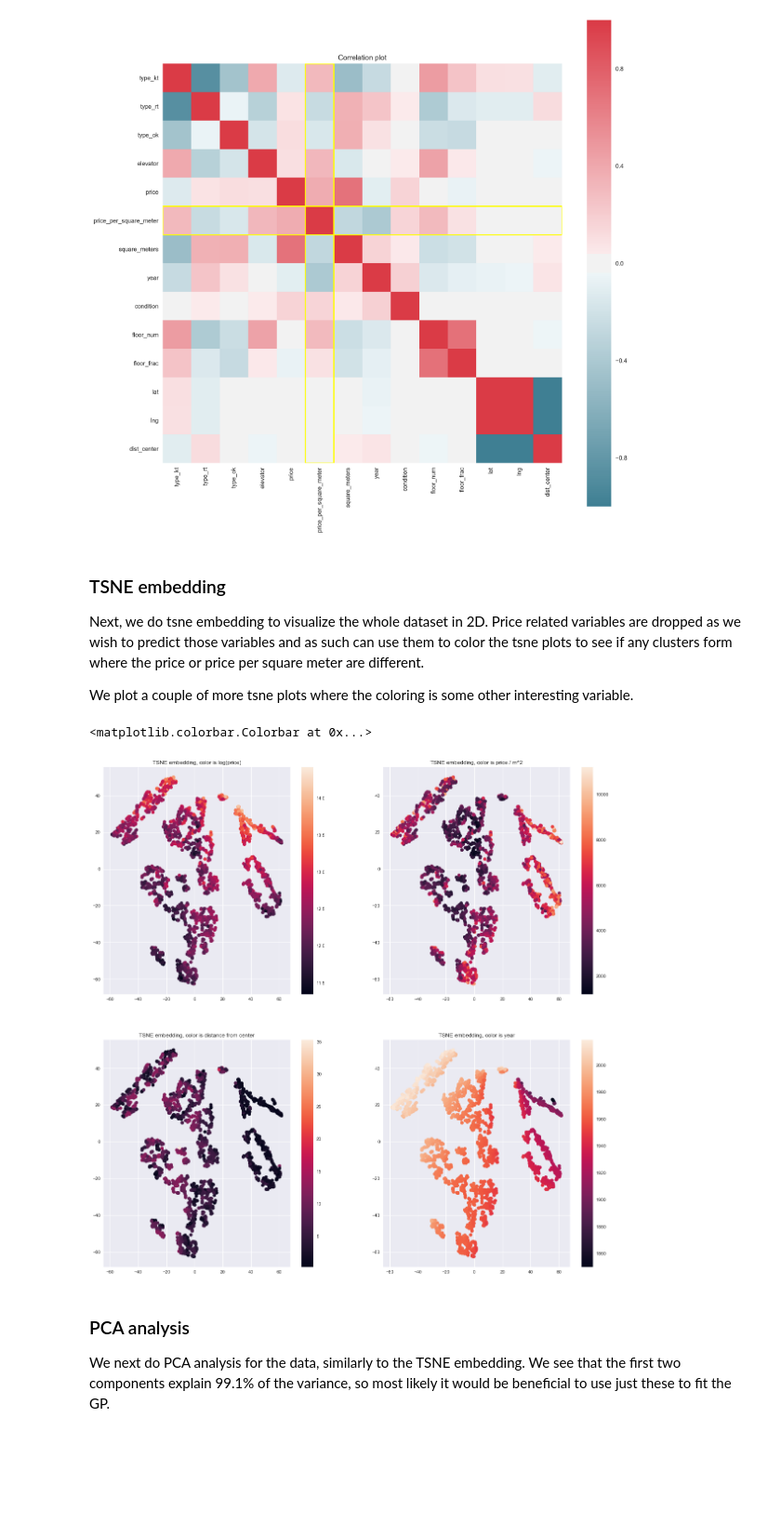
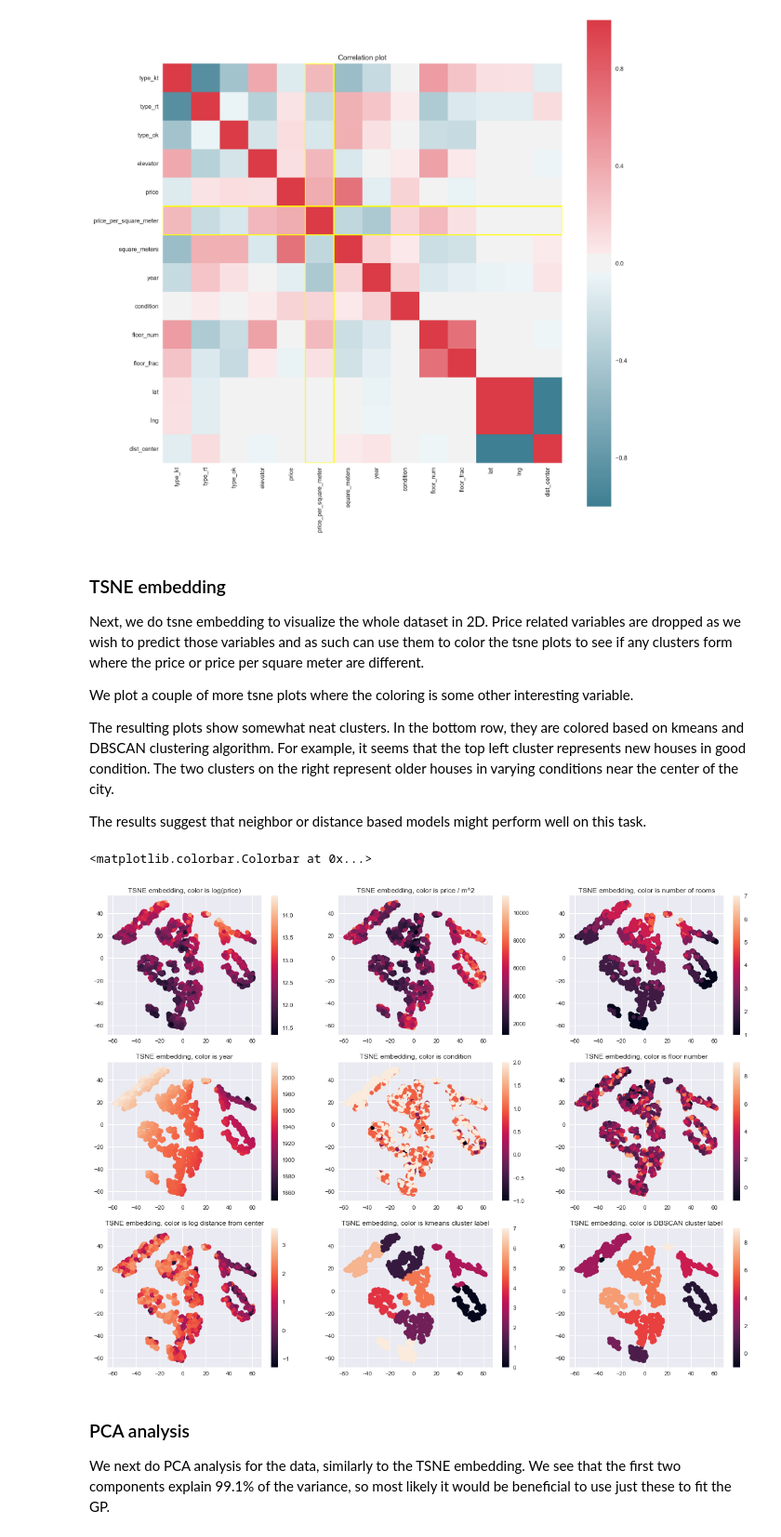
Before and after one commit to kaleaht/house-prices, a Jupyter notebook: sexy_book.ipynb, the cells around one changed output. Shown at 93% size. Saved outputs shown, nothing was run; the diff lists cells and outputs as text; code cells hidden in the pictures; blank space fills up the shorter version.

Commit message:
Add visualizations, 2d kernel using pca data

```diff
--- a/sexy_book.ipynb
+++ b/sexy_book.ipynb
@@ -142,33 +150,69 @@ Text(0.5,1,'Correlation plot')
 Next, we do tsne embedding to visualize the whole dataset in 2D. Price related variables are dropped as we wish to predict those variables and as such can use them to color the tsne plots to see if any clusters form where the price or price per square meter are different.
 
 We plot a couple of more tsne plots where the coloring is some other interesting variable.
+
+The resulting plots show somewhat neat clusters. In the bottom row, they are colored based on kmeans and DBSCAN clustering algorithm. For example, it seems that the top left cluster represents new houses in good condition. The two clusters on the right represent older houses in varying conditions near the center of the city.
+
+The results suggest that neighbor or distance based models might perform well on this task.
 # %%
 # TSNE, drop price and price per square meter as we want to predict those variables
 data_tsne_embedded = TSNE(n_components=2).fit_transform(data.drop(columns=['price', 'price_per_square_meter']))
+# %%
+# Calculate kmeans and spectral clusters on the data for cluster visualization
+kmeans = KMeans(n_clusters=8).fit(data_tsne_embedded)
+kmeans_labels = kmeans.labels_
+
+dbscan_labels = DBSCAN(eps=3).fit_predict(data_tsne_embedded)
 # %%
 plt.figure(figsize=(20, 20))
-plt.subplot(2,2,1)
+plt.subplot(4,3,1)
 plt.title('TSNE embedding, color is log(price)')
 plt.scatter(x = data_tsne_embedded[:,0], y = data_tsne_embedded[:,1], c = np.log(data.price))
 plt.colorbar()
 
-plt.subplot(2,2,2)
+plt.subplot(4,3,2)
 plt.title('TSNE embedding, color is price / m^2')
 plt.scatter(x = data_tsne_embedded[:,0], y = data_tsne_embedded[:,1], c = data.price_per_square_meter)
 plt.colorbar()
 
-plt.subplot(2,2,3)
-plt.title('TSNE embedding, color is distance from center')
-plt.scatter(x = data_tsne_embedded[:,0], y = data_tsne_embedded[:,1], c = data.dist_center)
+plt.subplot(4,3,3)
+plt.title('TSNE embedding, color is number of rooms')
+plt.scatter(x = data_tsne_embedded[:,0], y = data_tsne_embedded[:,1], c = data.number_of_rooms)
 plt.colorbar()
 
-plt.subplot(2,2,4)
+plt.subplot(4,3,4)
 plt.title('TSNE embedding, color is year')
 plt.scatter(x = data_tsne_embedded[:,0], y = data_tsne_embedded[:,1], c = data.year)
 plt.colorbar()
+
+plt.subplot(4,3,5)
+plt.title('TSNE embedding, color is condition')
+plt.scatter(x = data_tsne_embedded[:,0], y = data_tsne_embedded[:,1], c = data.condition)
+plt.colorbar()
+
+plt.subplot(4,3,6)
+plt.title('TSNE embedding, color is floor number')
+plt.scatter(x = data_tsne_embedded[:,0], y = data_tsne_embedded[:,1], c = data.floor_num)
+plt.colorbar()
+
+plt.subplot(4,3,7)
+plt.title('TSNE embedding, color is log distance from center')
+plt.scatter(x = data_tsne_embedded[:,0], y = data_tsne_embedded[:,1], c = np.log(data.dist_center))
+plt.colorbar()
+
+
+plt.subplot(4,3,8)
+plt.title('TSNE embedding, color is kmeans cluster label')
+plt.scatter(x = data_tsne_embedded[:,0], y = data_tsne_embedded[:,1], c = kmeans_labels)
+plt.colorbar()
+
+plt.subplot(4,3,9)
+plt.title('TSNE embedding, color is DBSCAN cluster label')
+plt.scatter(x = data_tsne_embedded[:,0], y = data_tsne_embedded[:,1], c = dbscan_labels)
+plt.colorbar()
 # %% [output]
 <matplotlib.colorbar.Colorbar at 0x...>
-[figure, old version]
+[figure, new version]
 # %% [markdown]
 ### PCA analysis
 We next do PCA analysis for the data, similarly to the TSNE embedding. We see that the first two components explain 99.1% of the variance, so most likely it would be beneficial to use just these to fit the GP.
```
Also changed, not shown: parts of 12 cells of this notebook.
